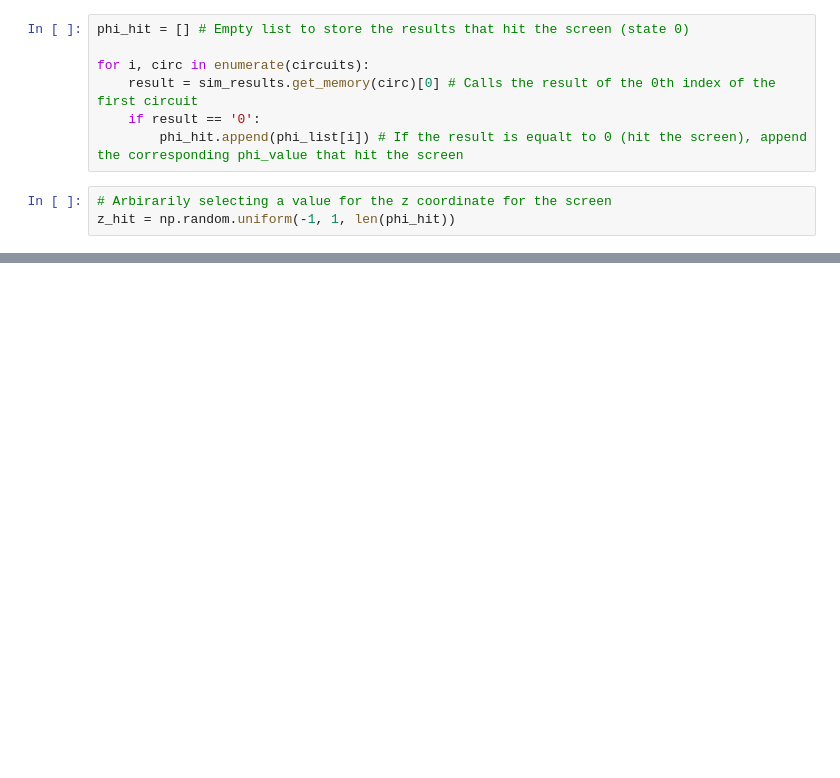
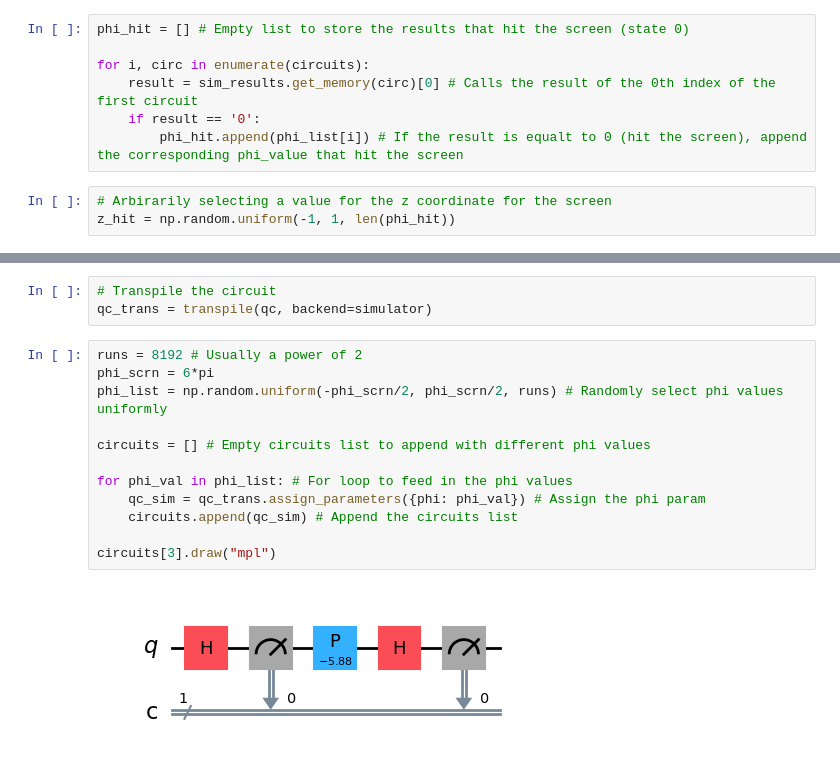
Before and after one commit to sunnykang813/2024-Physics-REU-QC, a Jupyter notebook: Double-Slit Experiment.ipynb, the cells around one changed output, grey strips where cells are left out. Saved outputs shown, nothing was run; the diff lists cells and outputs as text; blank space fills up the shorter version.

```diff
--- a/Double-Slit Experiment.ipynb
+++ b/Double-Slit Experiment.ipynb
@@ -98,0 +122,17 @@ plt.show()
+# %%
+# Transpile the circuit
+qc_trans = transpile(qc, backend=simulator)
+# %%
+runs = 8192 # Usually a power of 2
+phi_scrn = 6*pi
+phi_list = np.random.uniform(-phi_scrn/2, phi_scrn/2, runs) # Randomly select phi values uniformly
+
+circuits = [] # Empty circuits list to append with different phi values
+
+for phi_val in phi_list: # For loop to feed in the phi values
+    qc_sim = qc_trans.assign_parameters({phi: phi_val}) # Assign the phi param
+    circuits.append(qc_sim) # Append the circuits list
+
+circuits[3].draw("mpl")
+# %% [output]
+[figure, added]
```
Also changed, not shown: parts of 6 cells of this notebook, 1 other file.
